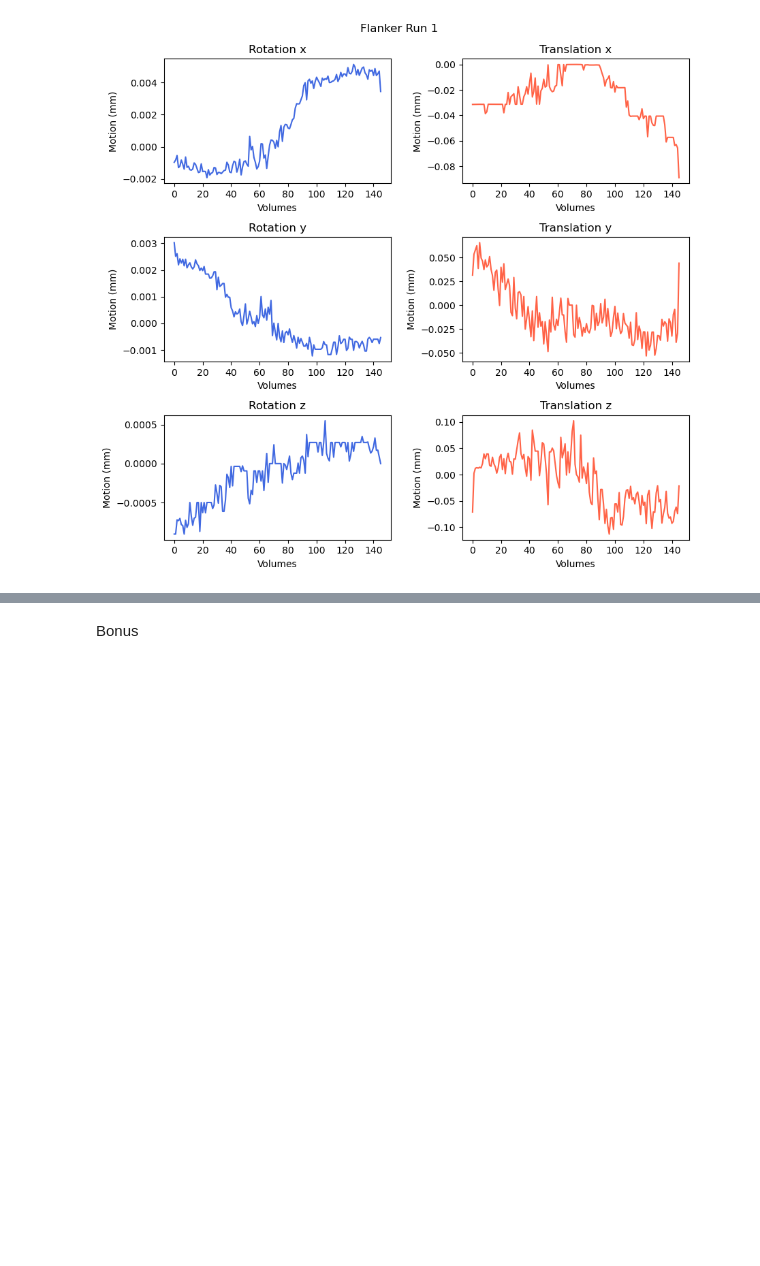
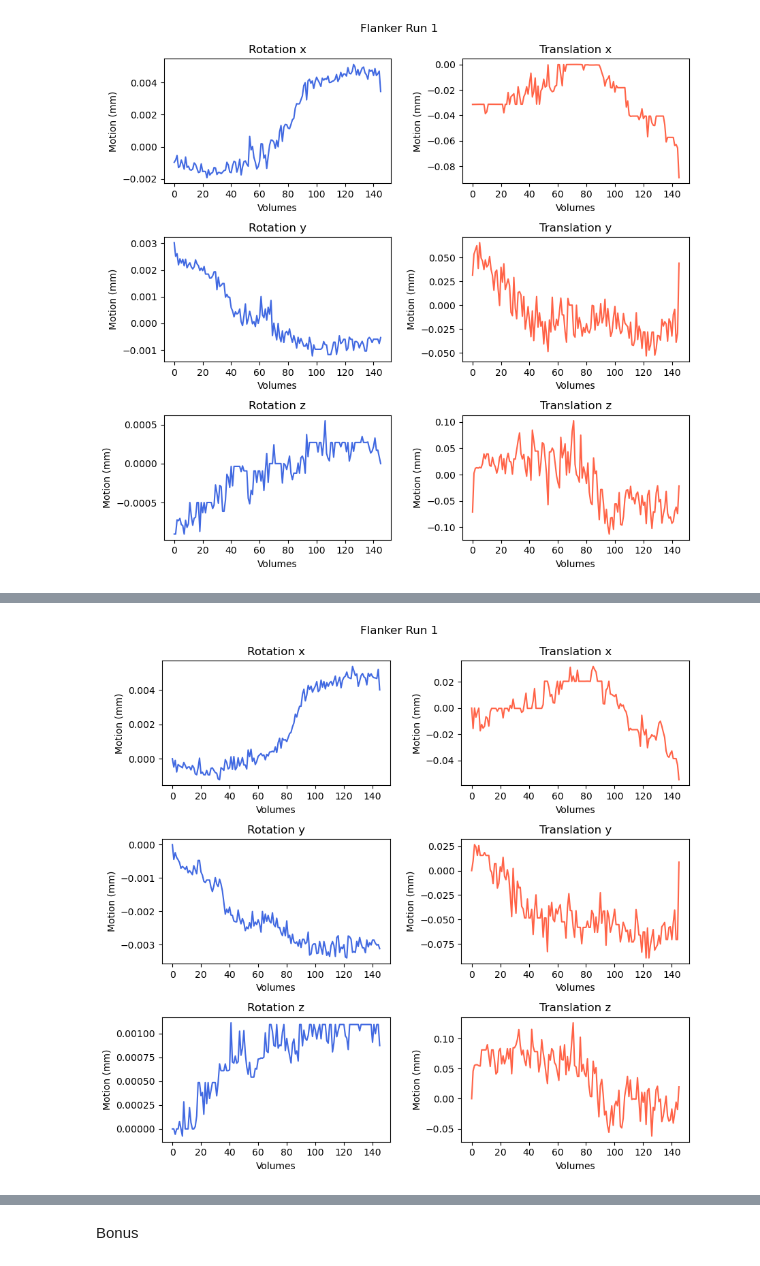
Before and after one commit to Pingsheng-Kevin/NSSP_Mini1, a Jupyter notebook: lgr.ipynb, the cells around one changed output, grey strips where cells are left out. Saved outputs shown, nothing was run; the diff lists cells and outputs as text; code cells hidden in the pictures; blank space fills up the shorter version.

```diff
--- a/lgr.ipynb
+++ b/lgr.ipynb
@@ -348 +383,6 @@ def generate_mean_functional(input_path, output_path):
+# %%
+def load_mean_mot_params_fsl_6_dof(subject):
+    path=op.join(preproc_root, f'sub-{subject}', 'func', f'sub-{subject}_task-flanker_run-{flanker_run}_bold_moco_mean.par')
+    return pd.read_csv(path, sep='  ', header=None,
+            engine='python', names=['Rotation x', 'Rotation y', 'Rotation z','Translation x', 'Translation y', 'Translation z'])
 # %%
@@ -471,0 +537,5 @@ plt.show()
+# %%
+mean_mot_params_07 = load_mean_mot_params_fsl_6_dof(subject='07')
+visualize_motparams(mean_mot_params_07)
+# %% [output]
+[figure, added]
```
Also changed, not shown: parts of 25 cells of this notebook.
